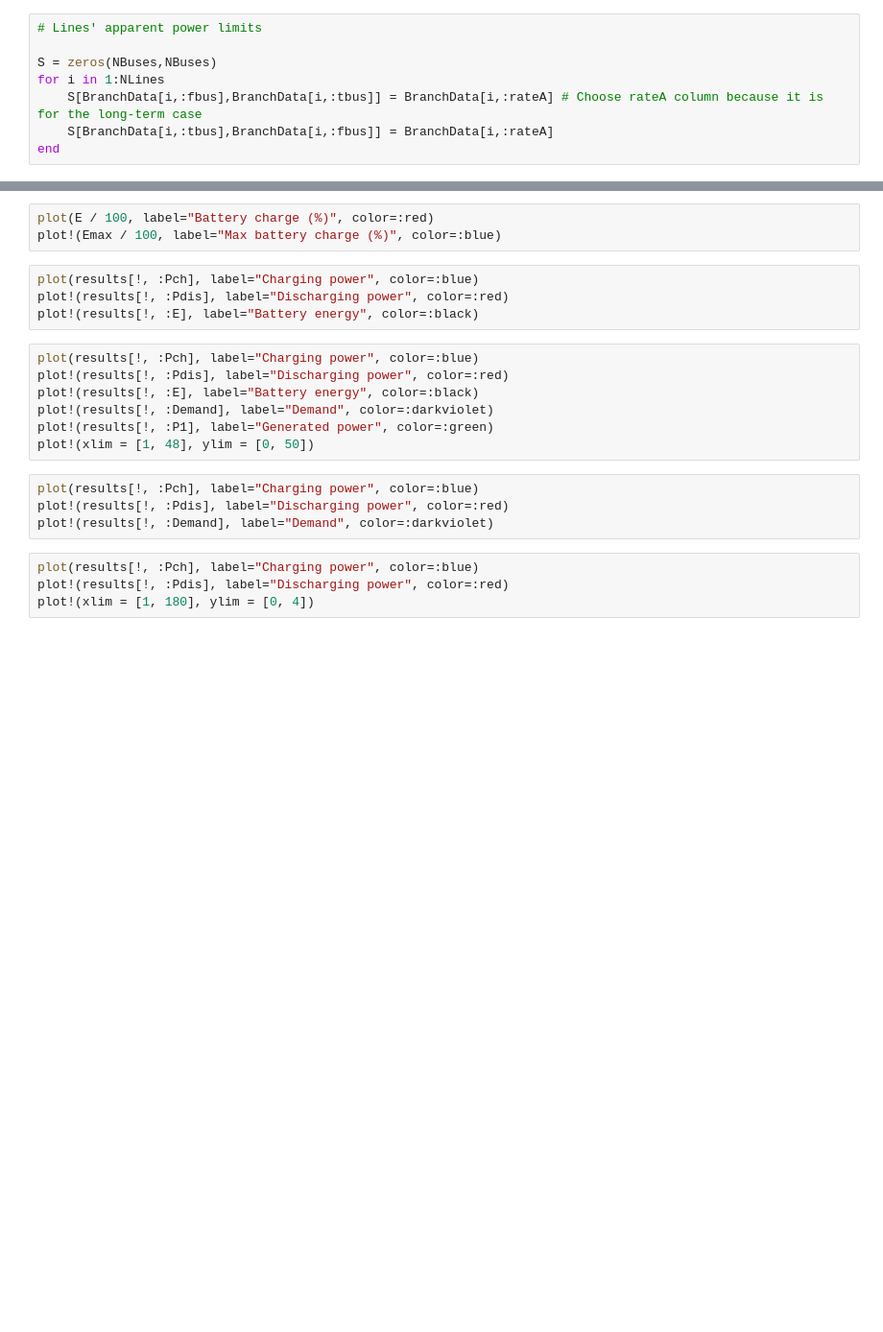
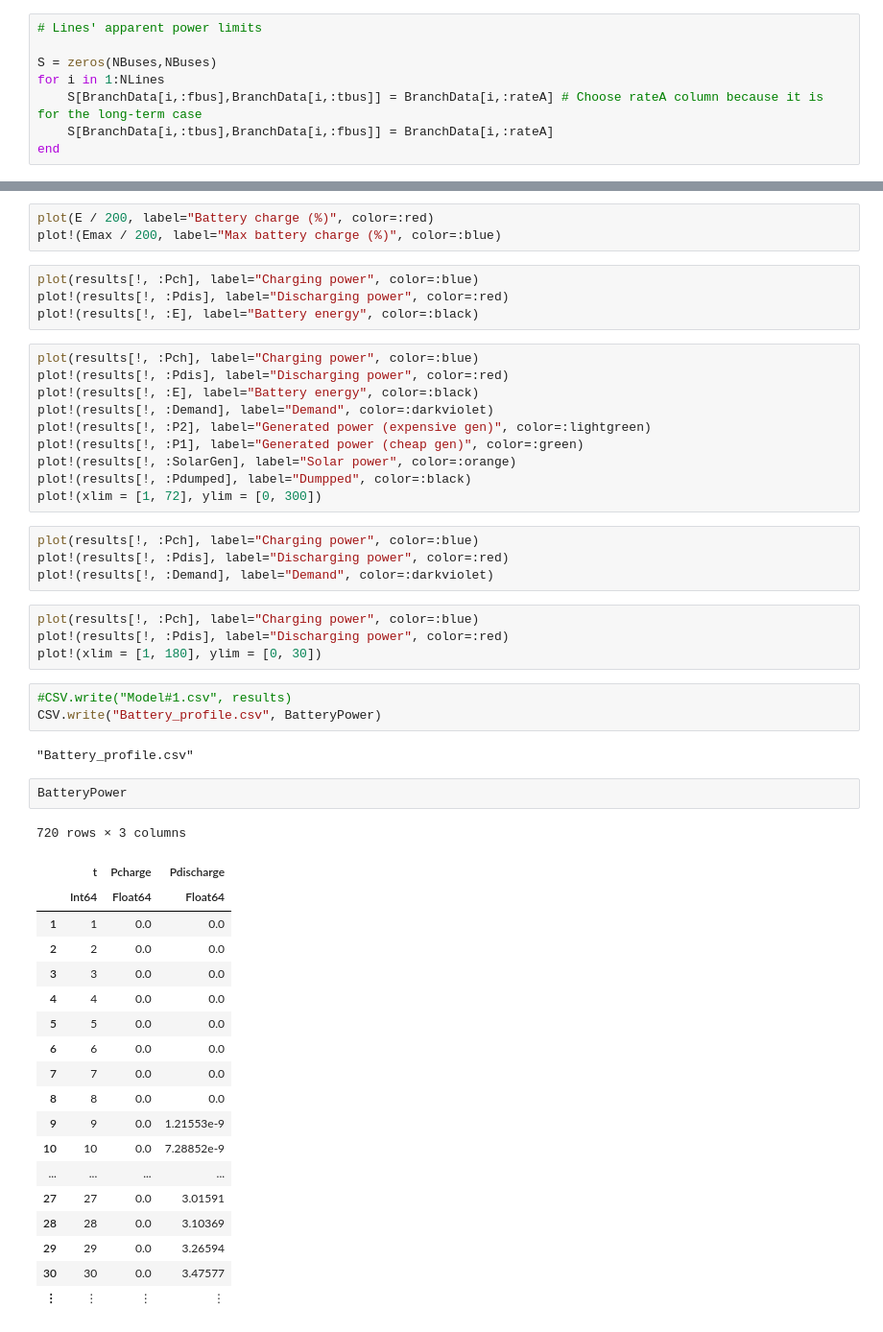
Before and after one commit to AnnaShubnaya/PoweProject_4, a Jupyter notebook: Energy_storage_Model1.ipynb, the cells around one changed output, grey strips where cells are left out. Shown at 96% size. Saved outputs shown, nothing was run; the diff lists cells and outputs as text; blank space fills up the shorter version.

```diff
--- a/Energy_storage_Model1.ipynb
+++ b/Energy_storage_Model1.ipynb
@@ -386,6 +405,6 @@ results
 # %%
-plot(E / 100, label="Battery charge (%)", color=:red)
-plot!(Emax / 100, label="Max battery charge (%)", color=:blue)
+plot(E / 200, label="Battery charge (%)", color=:red)
+plot!(Emax / 200, label="Max battery charge (%)", color=:blue)
 # %%
 plot(results[!, :Pch], label="Charging power", color=:blue)
 plot!(results[!, :Pdis], label="Discharging power", color=:red)
@@ -395,13 +414,43 @@ plot(results[!, :Pch], label="Charging power", color=:blue)
 plot!(results[!, :Pdis], label="Discharging power", color=:red)
 plot!(results[!, :E], label="Battery energy", color=:black)
 plot!(results[!, :Demand], label="Demand", color=:darkviolet)
-plot!(results[!, :P1], label="Generated power", color=:green)
-plot!(xlim = [1, 48], ylim = [0, 50])
+plot!(results[!, :P2], label="Generated power (expensive gen)", color=:lightgreen)
+plot!(results[!, :P1], label="Generated power (cheap gen)", color=:green)
+plot!(results[!, :SolarGen], label="Solar power", color=:orange)
+plot!(results[!, :Pdumped], label="Dumpped", color=:black)
+plot!(xlim = [1, 72], ylim = [0, 300])
-# %%
-plot(results[!, :Pch], label="Charging power", color=:blue)
-plot!(results[!, :Pdis], label="Discharging power", color=:red)
-plot!(results[!, :Demand], label="Demand", color=:darkviolet)
-# %%
-plot(results[!, :Pch], label="Charging power", color=:blue)
-plot!(results[!, :Pdis], label="Discharging power", color=:red)
-plot!(xlim = [1, 180], ylim = [0, 4])
+# %%
+plot(results[!, :Pch], label="Charging power", color=:blue)
+plot!(results[!, :Pdis], label="Discharging power", color=:red)
+plot!(results[!, :Demand], label="Demand", color=:darkviolet)
+# %%
+plot(results[!, :Pch], label="Charging power", color=:blue)
+plot!(results[!, :Pdis], label="Discharging power", color=:red)
+plot!(xlim = [1, 180], ylim = [0, 30])
+# %%
+#CSV.write("Model#1.csv", results)
+CSV.write("Battery_profile.csv", BatteryPower)
+# %% [output]
+"Battery_profile.csv"
+# %%
+BatteryPower
+# %% [output]
+720 rows × 3 columns
+|  | t | Pcharge | Pdischarge |
+|  | Int64 | Float64 | Float64 |
+| 1 | 1 | 0.0 | 0.0 |
+| 2 | 2 | 0.0 | 0.0 |
+| 3 | 3 | 0.0 | 0.0 |
+| 4 | 4 | 0.0 | 0.0 |
+| 5 | 5 | 0.0 | 0.0 |
+| 6 | 6 | 0.0 | 0.0 |
+| 7 | 7 | 0.0 | 0.0 |
+| 8 | 8 | 0.0 | 0.0 |
+| 9 | 9 | 0.0 | 1.21553e-9 |
+| 10 | 10 | 0.0 | 7.28852e-9 |
+| ... | ... | ... | ... |
+| 27 | 27 | 0.0 | 3.01591 |
+| 28 | 28 | 0.0 | 3.10369 |
+| 29 | 29 | 0.0 | 3.26594 |
+| 30 | 30 | 0.0 | 3.47577 |
+| ⋮ | ⋮ | ⋮ | ⋮ |
```
Also changed, not shown: parts of 15 cells of this notebook, 4 other files.
